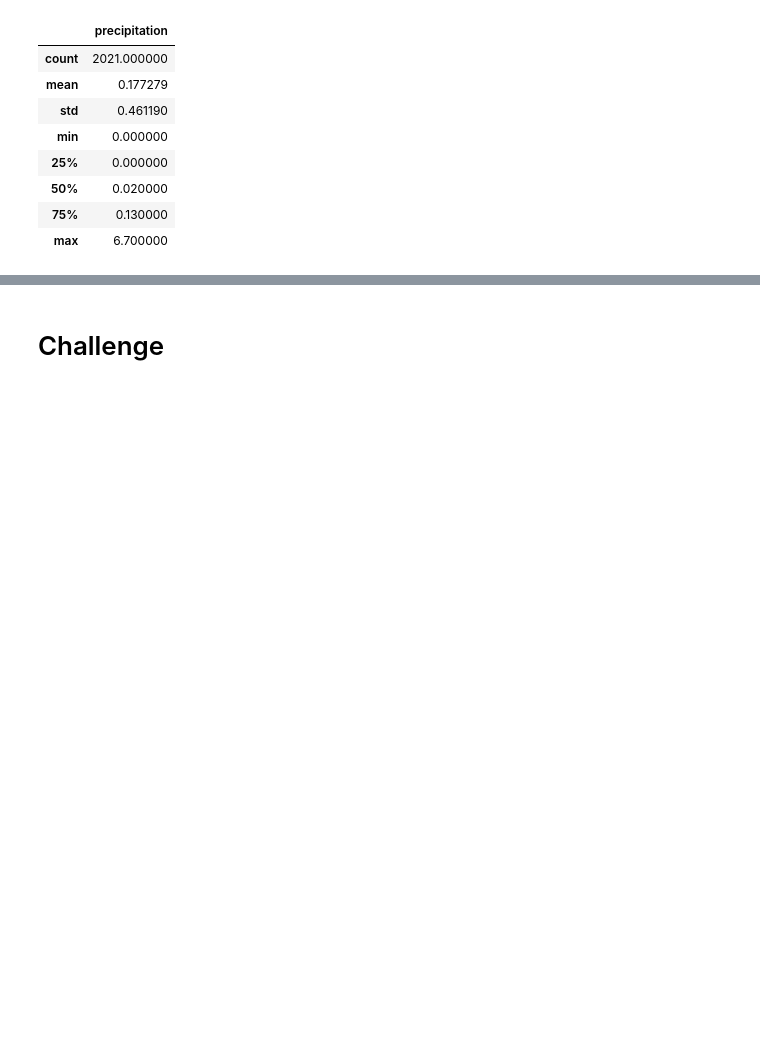
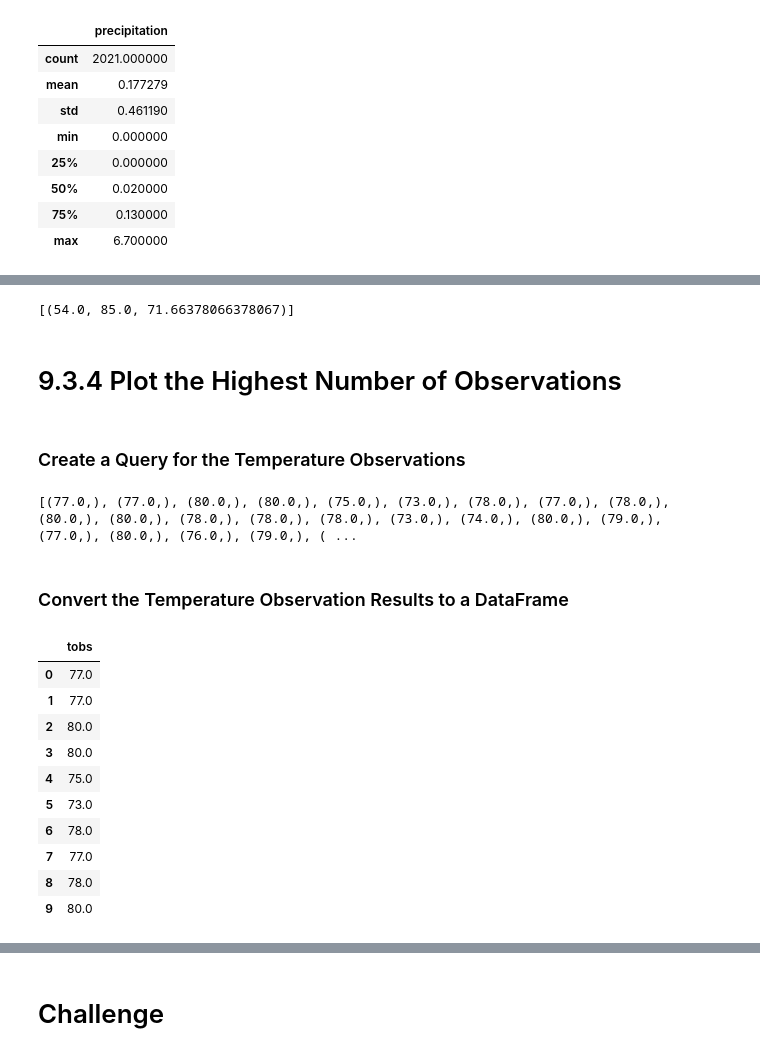
Before and after one commit to Jarviniazh/surfs_up, a Jupyter notebook: climate_analysis_practice.ipynb, the cells around one changed output, grey strips where cells are left out. Cells and saved outputs as stored; diff of their text form; code cells hidden in the pictures; blank space fills up the shorter version.

```diff
--- a/climate_analysis_practice.ipynb
+++ b/climate_analysis_practice.ipynb
@@ -246,6 +267,36 @@ df.describe()
 # %%
 # Using the station id from the previous query, calculate the lowest temperature recorded,
 # highest temperature recorded, and average temperature most active station?
+session.query(func.min(Measurement.tobs), func.max(Measurement.tobs), func.avg(Measurement.tobs))\
+    .filter(Measurement.station == "USC00519281").all()
+# %% [output]
+[(54.0, 85.0, 71.66378066378067)]
+# %% [markdown]
+# 9.3.4 Plot the Highest Number of Observations
+# %% [markdown]
+### Create a Query for the Temperature Observations
 # %%
 # Choose the station with the highest number of temperature observations.
-# Query the last 12 months of temperature observation data for this station and plot the results as a histogram
+# Query the last 12 months of temperature observation data for this station
+results934 = session.query(Measurement.tobs).filter(Measurement.station == "USC00519281")\
+    .filter(Measurement.date >= prev_year).all()
+print(results934)
+# %% [output]
+[(77.0,), (77.0,), (80.0,), (80.0,), (75.0,), (73.0,), (78.0,), (77.0,), (78.0,), (80.0,), (80.0,), (78.0,), (78.0,), (78.0,), (73.0,), (74.0,), (80.0,), (79.0,), (77.0,), (80.0,), (76.0,), (79.0,), ( ...
+# %% [markdown]
+### Convert the Temperature Observation Results to a DataFrame
+# %%
+df934 = pd.DataFrame(results934, columns=["tobs"])
+df934.head(10)
+# %% [output]
+|  | tobs |
+| 0 | 77.0 |
+| 1 | 77.0 |
+| 2 | 80.0 |
+| 3 | 80.0 |
+| 4 | 75.0 |
+| 5 | 73.0 |
+| 6 | 78.0 |
+| 7 | 77.0 |
+| 8 | 78.0 |
+| 9 | 80.0 |
```
Also changed, not shown: parts of 8 cells of this notebook.
